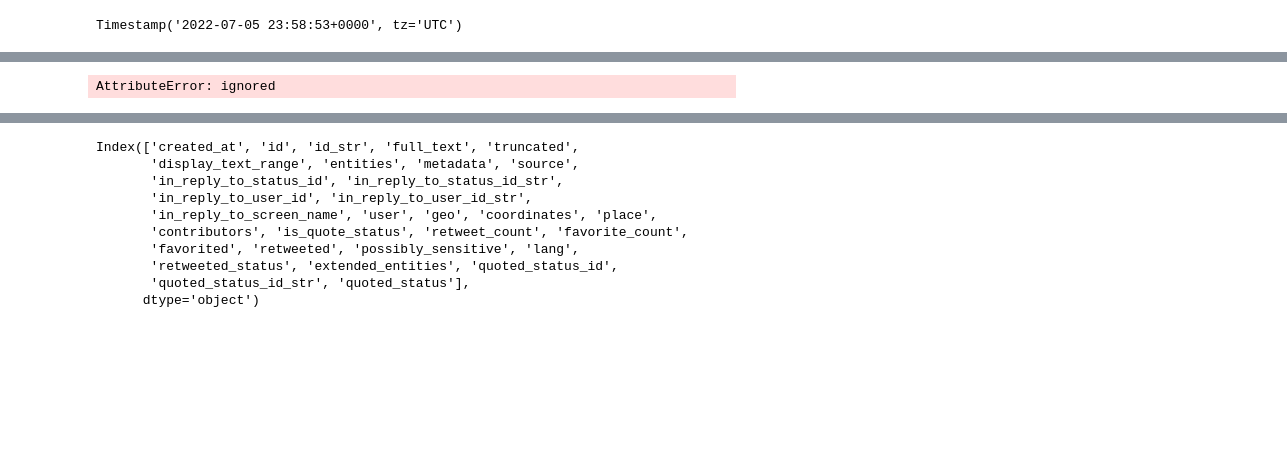
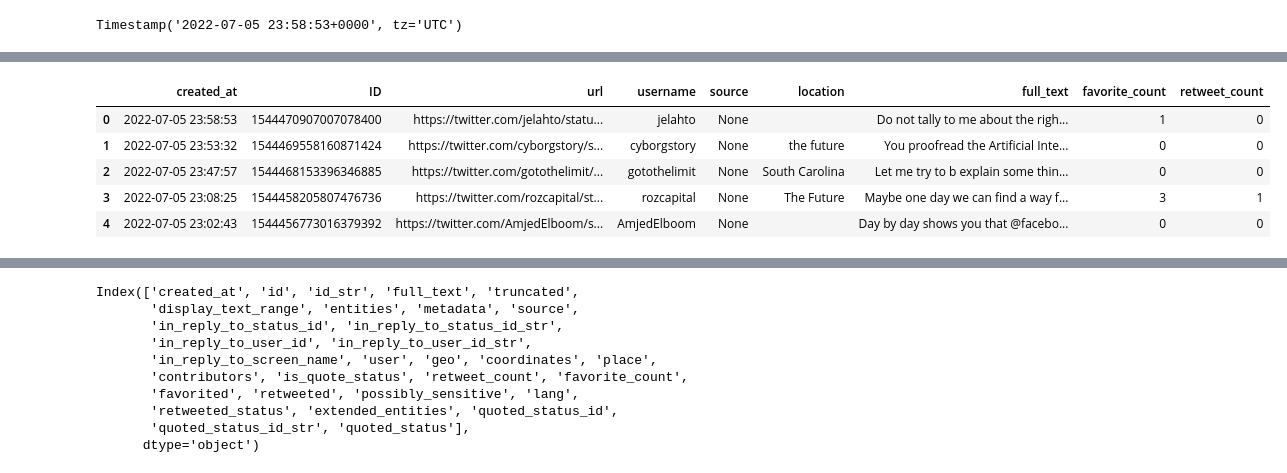
Before and after one commit to begumguneyy/MSc_DA_CA2v4, a Jupyter notebook: Big_data_and_Advanced_Analytics.ipynb, the cells around one changed output, grey strips where cells are left out. Cells and saved outputs as stored; diff of their text form; code cells hidden in the pictures; blank space fills up the shorter version.

```diff
--- a/Big_data_and_Advanced_Analytics.ipynb
+++ b/Big_data_and_Advanced_Analytics.ipynb
@@ -328,8 +289,13 @@ dataa[['created_at', 'ID', 'url', 'username', 'source', 'location', 'full_text',
 # %%
-data = pd.read_sql('AITwitterDataHist', con  = engine)
+#data = pd.read_sql('AITwitterDataHist', con  = engine)
 data.head()
 # %% [output]
-AttributeError: ignored
+|  | created_at | ID | url | username | source | location | full_text | favorite_count | retweet_count |
+| 0 | 2022-07-05 23:58:53 | 1544470907007078400 | https://twitter.com/jelahto/statu... | jelahto | None |  | Do not tally to me about the righ... | 1 | 0 |
+| 1 | 2022-07-05 23:53:32 | 1544469558160871424 | https://twitter.com/cyborgstory/s... | cyborgstory | None | the future | You proofread the Artificial Inte... | 0 | 0 |
+| 2 | 2022-07-05 23:47:57 | 1544468153396346885 | https://twitter.com/gotothelimit/... | gotothelimit | None | South Carolina | Let me try to b explain some thin... | 0 | 0 |
+| 3 | 2022-07-05 23:08:25 | 1544458205807476736 | https://twitter.com/rozcapital/st... | rozcapital | None | The Future | Maybe one day we can find a way f... | 3 | 1 |
+| 4 | 2022-07-05 23:02:43 | 1544456773016379392 | https://twitter.com/AmjedElboom/s... | AmjedElboom | None |  | Day by day shows you that @facebo... | 0 | 0 |
 # %%
 from pyspark.sql.functions import explode, col, when
 hashtags_df = df.select(explode(col("entities")),
```
Also changed, not shown: parts of 18 cells of this notebook.
